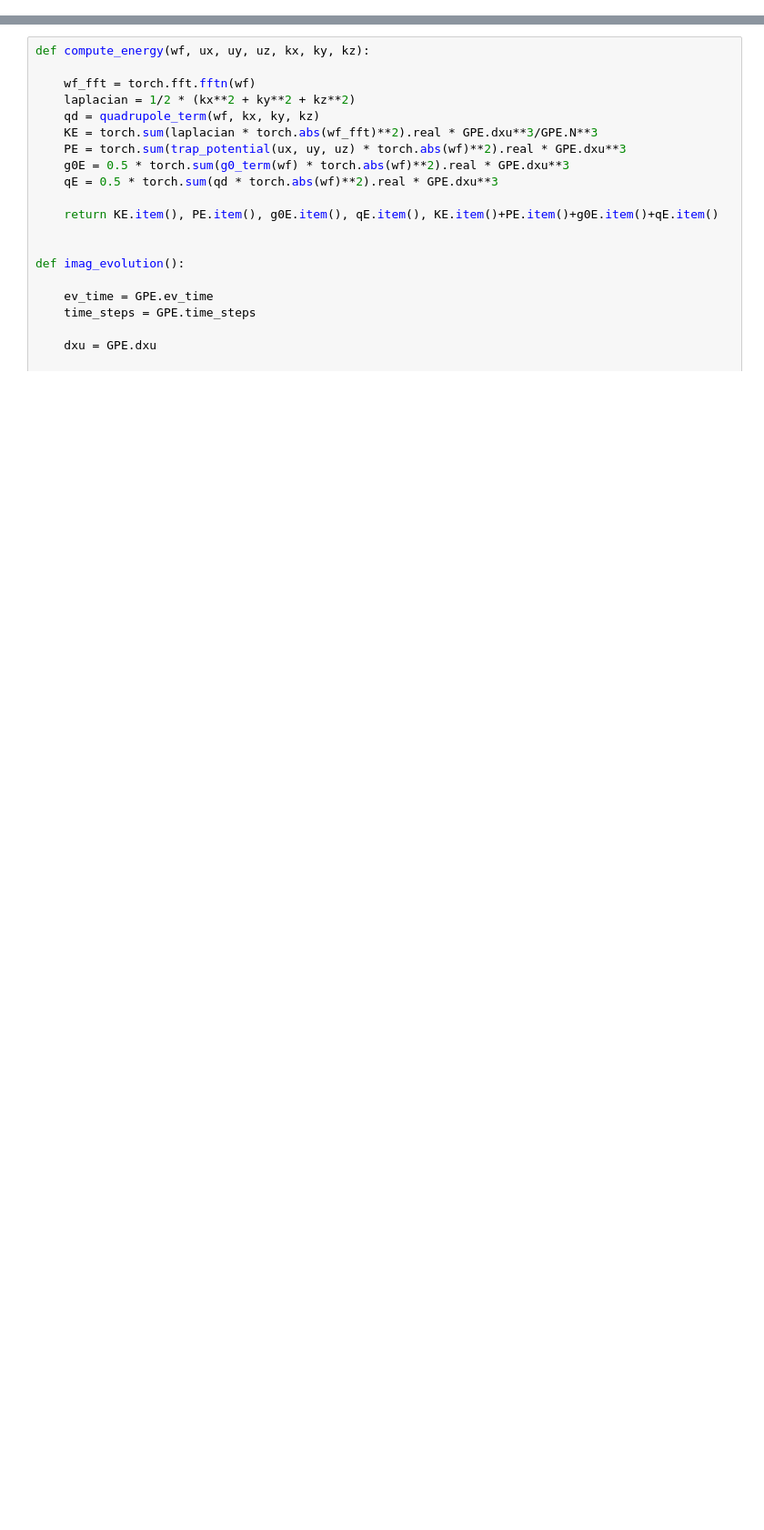
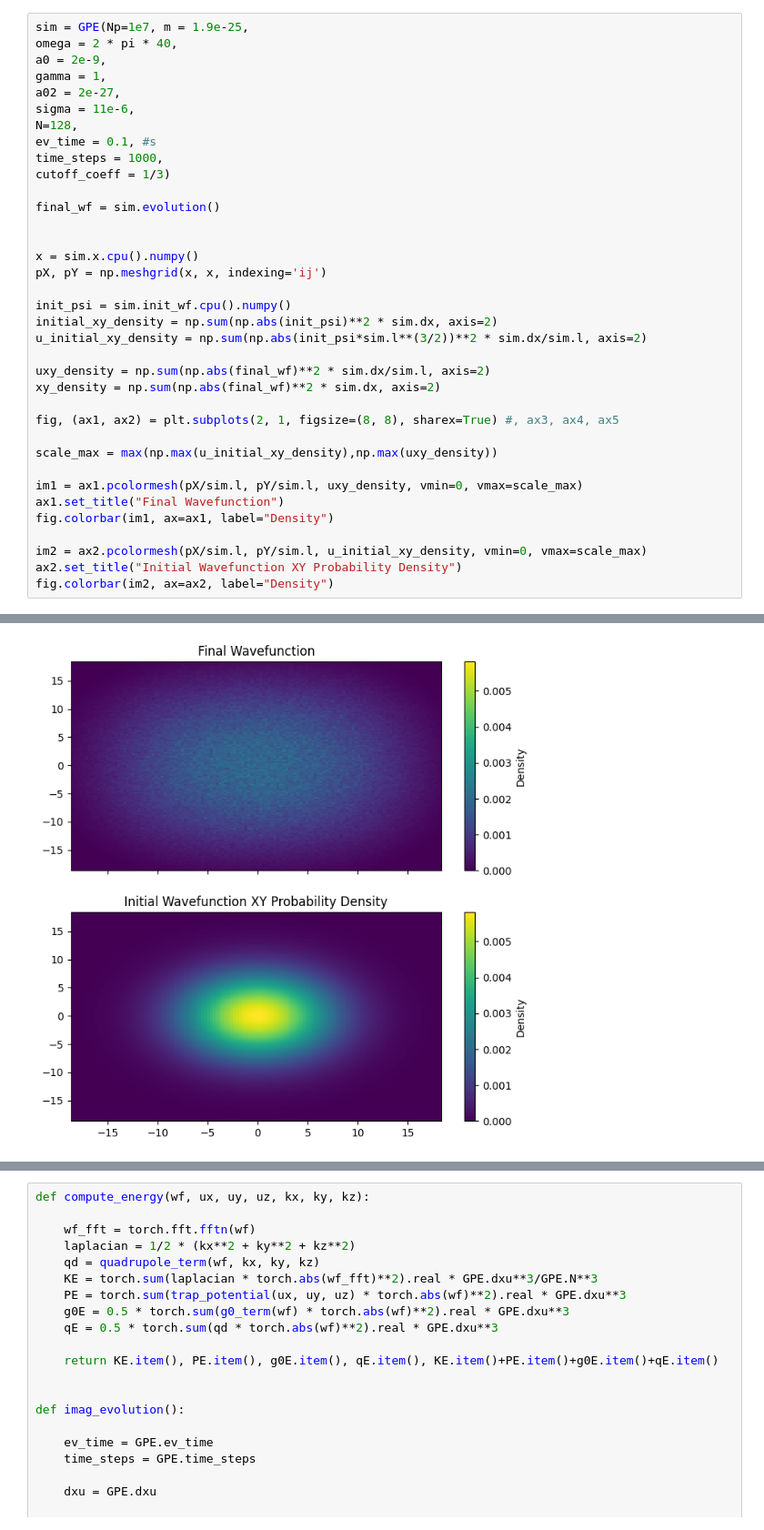
Before and after one commit to svijaymurugan/BECSimulation, a Jupyter notebook: IndiumGPE.ipynb, the cells around one changed output, grey strips where cells are left out. Shown at 91% size. Cells and saved outputs as stored; diff of their text form; blank space fills up the shorter version.

```diff
--- a/IndiumGPE.ipynb
+++ b/IndiumGPE.ipynb
@@ -209,0 +287,37 @@ def single_loop(wf, kx, ky, kz, potential_step, KE_step, dtau):
+# %%
+sim = GPE(Np=1e7, m = 1.9e-25,
+omega = 2 * pi * 40,
+a0 = 2e-9,
+gamma = 1,
+a02 = 2e-27,
+sigma = 11e-6,
+N=128,
+ev_time = 0.1, #s
+time_steps = 1000,
+cutoff_coeff = 1/3)
+
+final_wf = sim.evolution()
+
+
+x = sim.x.cpu().numpy()
+pX, pY = np.meshgrid(x, x, indexing='ij')
+
+init_psi = sim.init_wf.cpu().numpy()
+initial_xy_density = np.sum(np.abs(init_psi)**2 * sim.dx, axis=2)
+u_initial_xy_density = np.sum(np.abs(init_psi*sim.l**(3/2))**2 * sim.dx/sim.l, axis=2)
+
+uxy_density = np.sum(np.abs(final_wf)**2 * sim.dx/sim.l, axis=2)
+xy_density = np.sum(np.abs(final_wf)**2 * sim.dx, axis=2)
+
+fig, (ax1, ax2) = plt.subplots(2, 1, figsize=(8, 8), sharex=True) #, ax3, ax4, ax5
+
+scale_max = max(np.max(u_initial_xy_density),np.max(uxy_density))
+
+im1 = ax1.pcolormesh(pX/sim.l, pY/sim.l, uxy_density, vmin=0, vmax=scale_max)
+ax1.set_title("Final Wavefunction")
+fig.colorbar(im1, ax=ax1, label="Density")
+
+im2 = ax2.pcolormesh(pX/sim.l, pY/sim.l, u_initial_xy_density, vmin=0, vmax=scale_max)
+ax2.set_title("Initial Wavefunction XY Probability Density")
+fig.colorbar(im2, ax=ax2, label="Density")
+# %% [output]
@@ -209,0 +342 @@ def single_loop(wf, kx, ky, kz, potential_step, KE_step, dtau):
+[figure, added]
```
Also changed, not shown: parts of 13 cells of this notebook.
